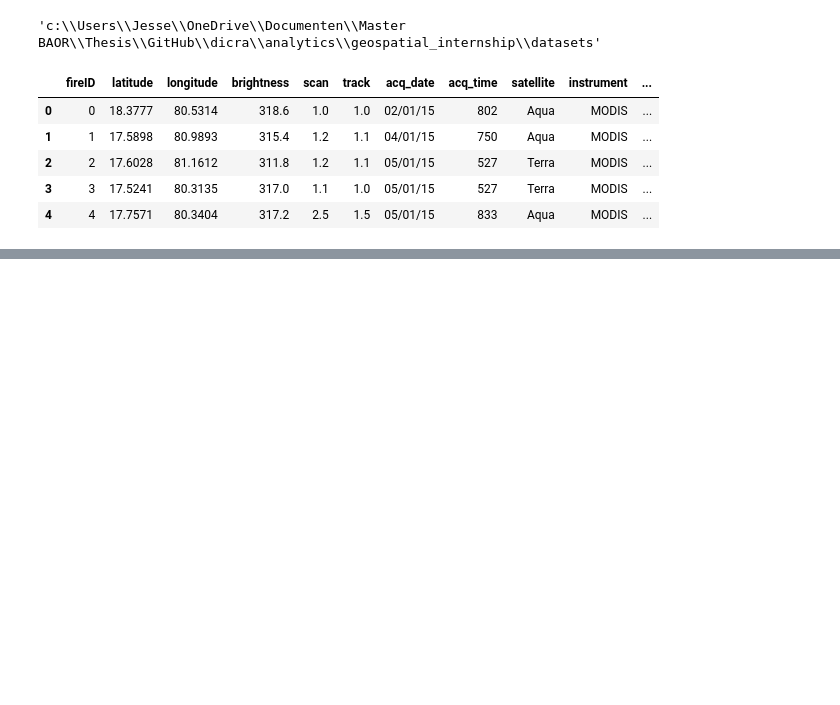
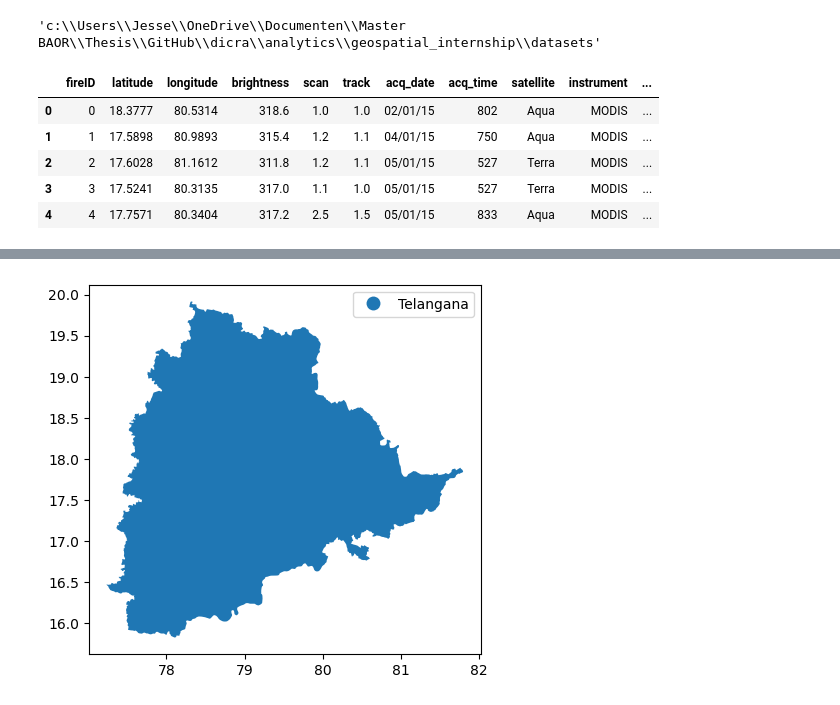
Before and after one commit to undpindia/dicra, a Jupyter notebook: analytics/notebooks/crop_fires/Analysis.ipynb, the cells around one changed output, grey strips where cells are left out. Drawn from its saved outputs; the diff is of its cells as text; code cells hidden in the pictures; blank space fills up the shorter version.

```diff
--- a/analytics/notebooks/crop_fires/Analysis.ipynb
+++ b/analytics/notebooks/crop_fires/Analysis.ipynb
@@ -24,0 +55,5 @@ Index(['fireID', 'latitude', 'longitude', 'brightness', 'scan', 'track',
+# %%
+data.plot(column='NAME_1', legend=True)
+plt.show()
+# %% [output]
+[figure, added]
```
Also changed, not shown: parts of 9 cells of this notebook.
